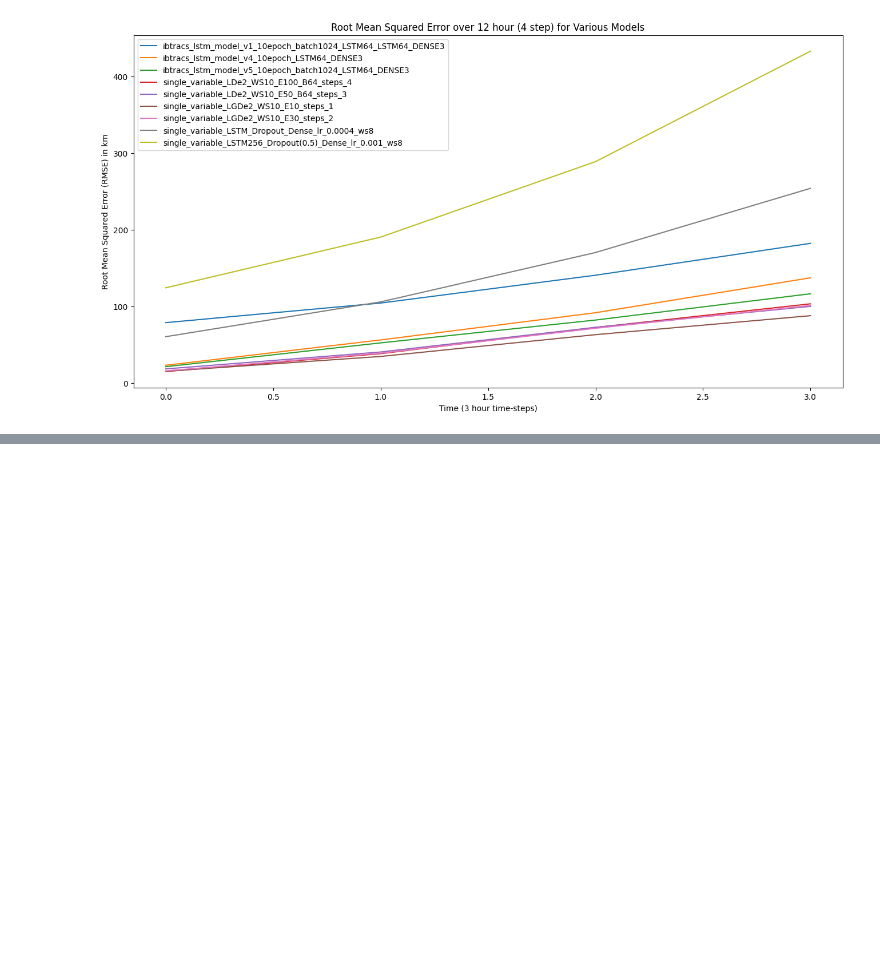
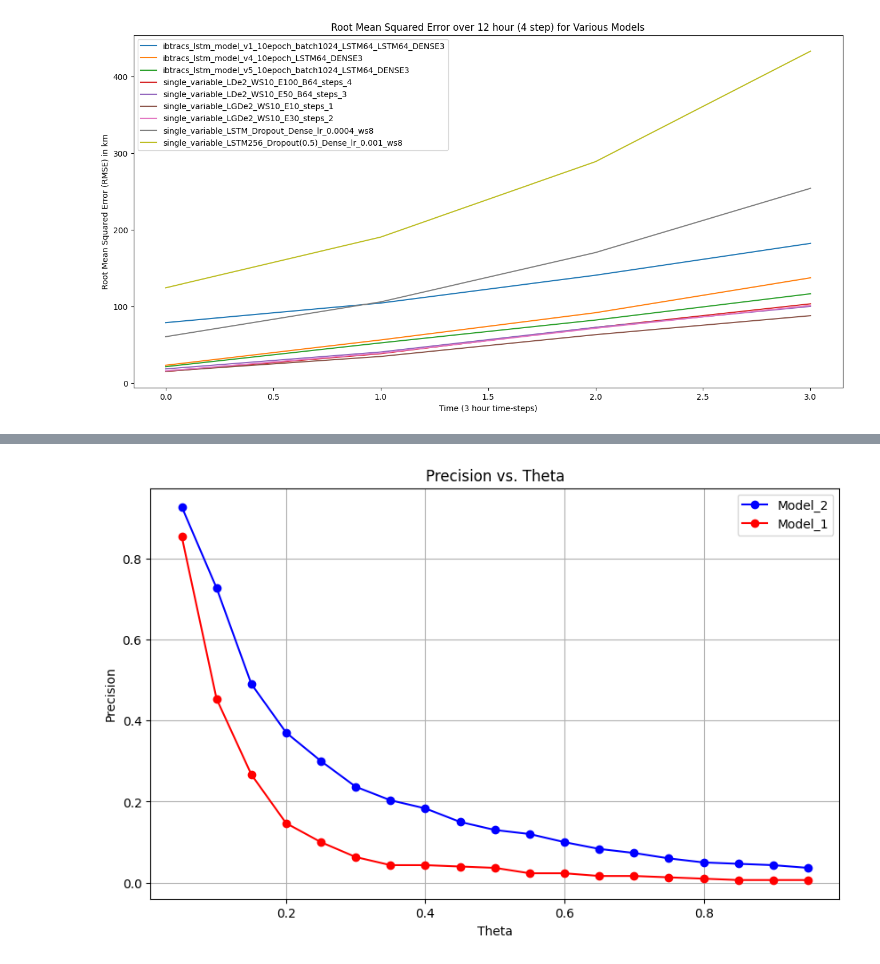
Before and after one commit to arshchawla21/Hurricane_RNN_Forecasting, a Jupyter notebook: notebooks/model_evaluation.ipynb, the cells around one changed output, grey strips where cells are left out. Cells and saved outputs as stored; diff of their text form; code cells hidden in the pictures; blank space fills up the shorter version.

Commit message:
Added precision vs. theta plot

```diff
--- a/notebooks/model_evaluation.ipynb
+++ b/notebooks/model_evaluation.ipynb
@@ -404,0 +456,29 @@ plot_RMSE_eval(4)
+# %%
+def precision_eval(model,SID_list,df,n,IoU):
+    TP = [0] * 19
+    FP = [0] * 19
+    Theta = [0] * 19 # 0.05 - 0.95
+    for i in range(1,20):
+        Theta[i-1] = 0.05 * i
+
+    for SID in SID_list:
+        lat1, lon1, lat2, lon2 = IOU_calc(model,SID,df)
+        dx, dy = delta_xy(lat1,lon1,lat2,lon2)
+        for i in range(19):
+            s = 5/Theta[i]
+            overlap_area, union_area = compute_areas(s,dx,dy)
+            val = overlap_area / union_area
+            if (val >= IoU):
+                if (i == 17):
+                    print("17 " +str(val))
+                if (i == 18):
+                    print("18 " + str(val))
+                TP[i] += 1
+            else:
+                FP[i] += 1
+    precision = [0] * 19
+    for i in range(19):
+        precision[i] = TP[i]/(TP[i] + FP[i])
+    return precision, Theta, TP, FP
+# %%
+precision, Theta, TP, FP = precision_eval(model_1,SID_list,simple_df,20,0.5)
@@ -404,0 +503,18 @@ plot_RMSE_eval(4)
+# %%
+percision_model_2 = precision
+# %%
+# Plotting Precision-Recall curve
+plt.figure(figsize=(10, 6))
+plt.plot(Theta, percision_model_2, marker='o', linestyle='-', color='blue', label=f'Model_2')
+plt.plot(Theta, precision, marker='o', linestyle='-', color='red', label=f'Model_1')
+# Adding labels and title
+plt.xlabel('Theta')
+plt.ylabel('Precision')
+plt.title('Precision vs. Theta')
+plt.legend()
+plt.grid(True)
+
+# Show the plot
+plt.show()
+# %% [output]
+[figure, added]
```
Also changed, not shown: parts of 11 cells of this notebook.
